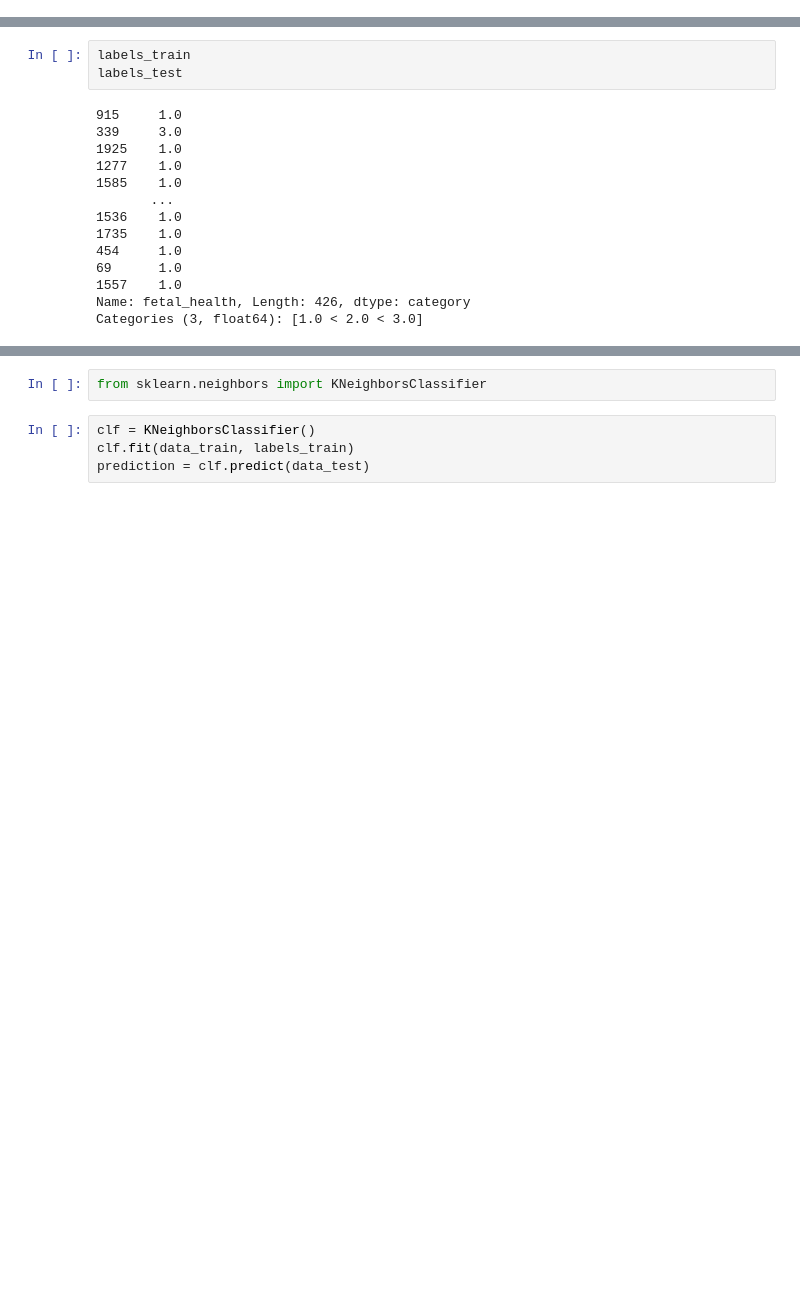
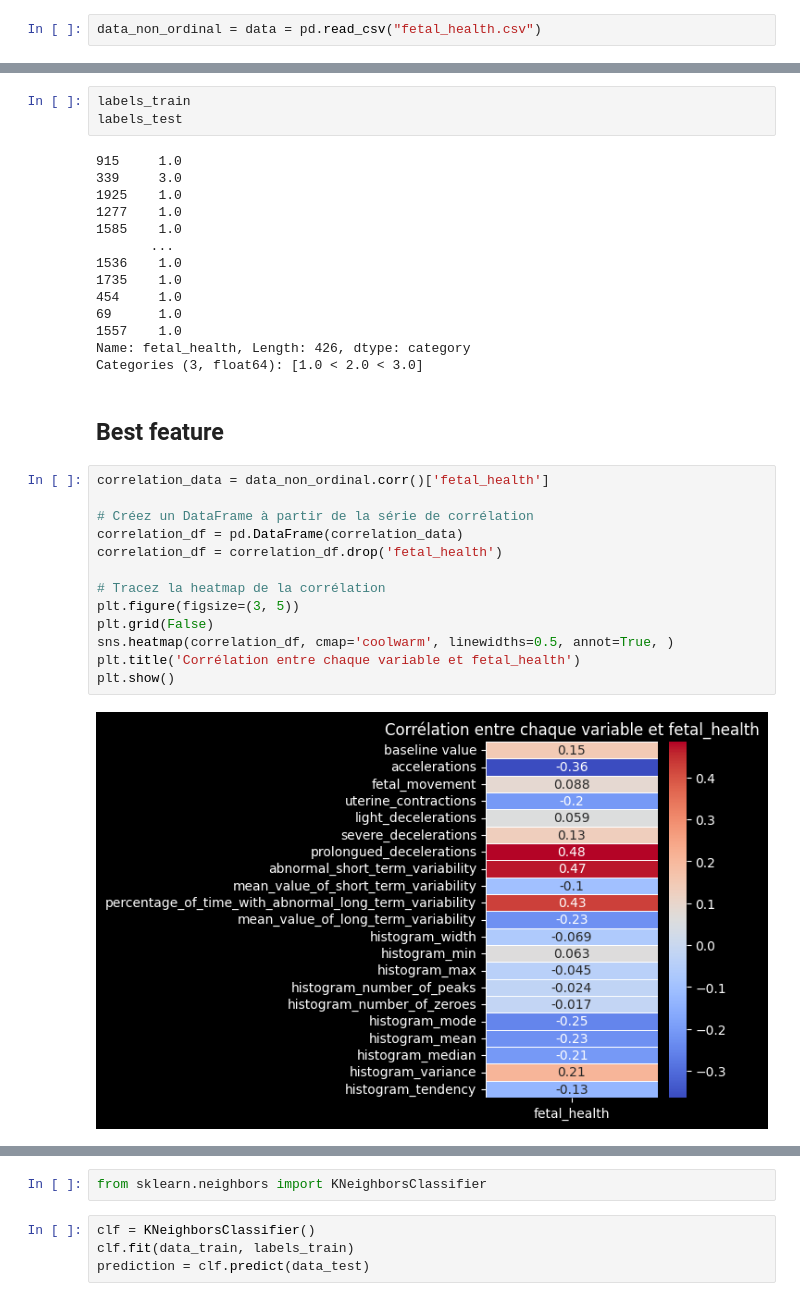
Before and after one commit to smanchajm/SY09-Fetal-Health-Prediction, a Jupyter notebook: supervised_prediction.ipynb, the cells around one changed output, grey strips where cells are left out. Drawn from its saved outputs; the diff is of its cells as text; blank space fills up the shorter version.

```diff
--- a/supervised_prediction.ipynb
+++ b/supervised_prediction.ipynb
@@ -19,6 +19,8 @@ from sklearn.model_selection import train_test_split
 data = pd.read_csv("fetal_health.csv")
 
 data.fetal_health = pd.Categorical(data.fetal_health, categories=[1.0, 2.0, 3.0], ordered=True)
+# %%
+data_non_ordinal = data = pd.read_csv("fetal_health.csv")
 # %%
 # Création de deux DF (un de labels et un de données)
 labels = data.fetal_health
@@ -52,3 +54,20 @@ labels_test
 1557    1.0
 Name: fetal_health, Length: 426, dtype: category
 Categories (3, float64): [1.0 < 2.0 < 3.0]
+# %% [markdown]
+## Best feature
+# %%
+correlation_data = data_non_ordinal.corr()['fetal_health']
+
+# Créez un DataFrame à partir de la série de corrélation
+correlation_df = pd.DataFrame(correlation_data)
+correlation_df = correlation_df.drop('fetal_health')
+
+# Tracez la heatmap de la corrélation
+plt.figure(figsize=(3, 5))
+plt.grid(False)
+sns.heatmap(correlation_df, cmap='coolwarm', linewidths=0.5, annot=True, )
+plt.title('Corrélation entre chaque variable et fetal_health')
+plt.show()
+# %% [output]
+[figure, added]
```
Also changed, not shown: parts of 18 cells of this notebook, 1 other file.
